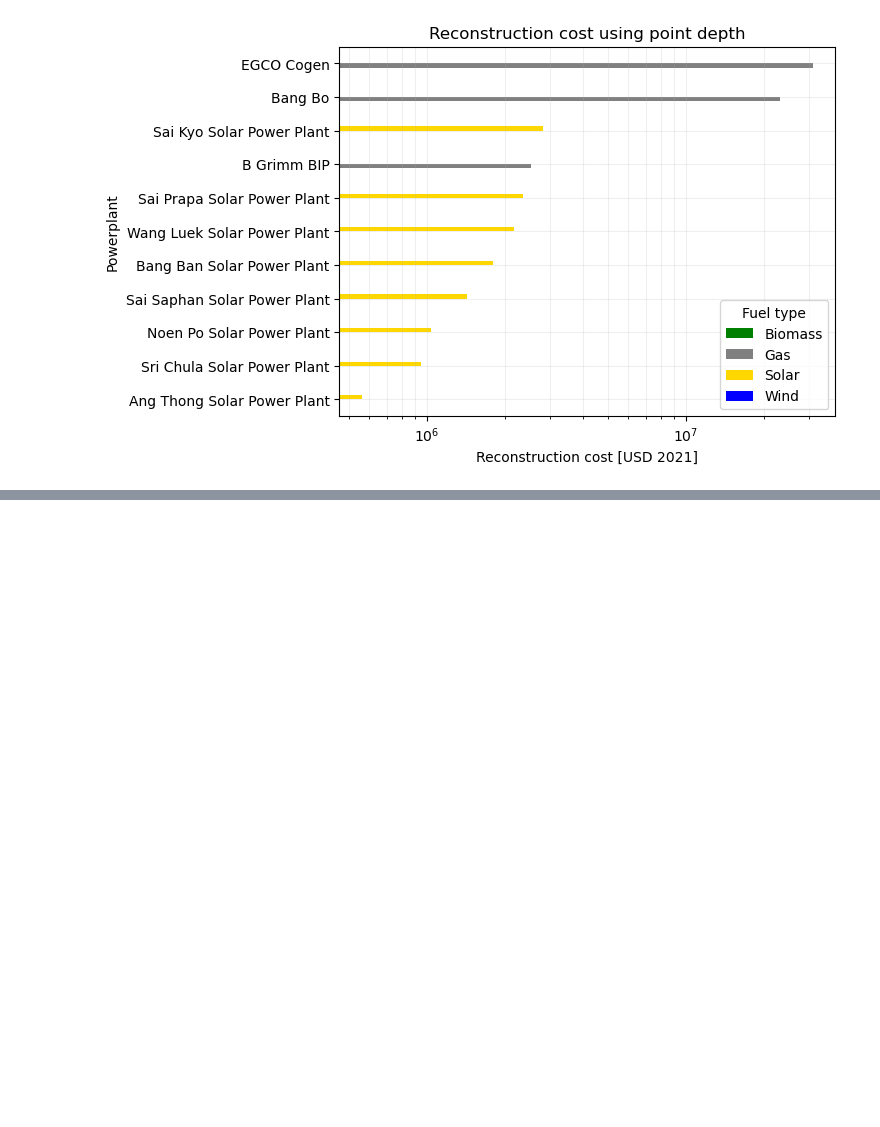
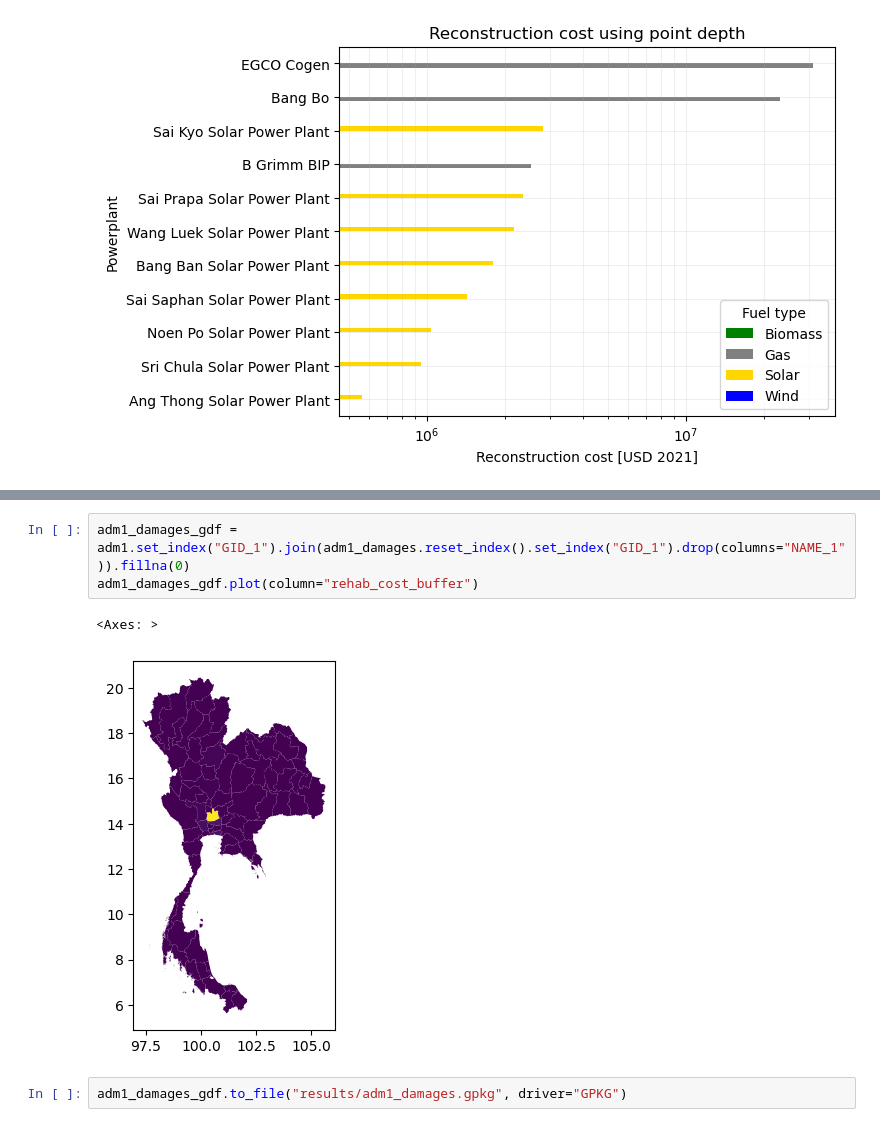
Before and after one commit to thomas-fred/thai_2011_flood_powerplants, a Jupyter notebook: thai_floods_powerplants_buffer.ipynb, the cells around one changed output, grey strips where cells are left out. Drawn from its saved outputs; the diff is of its cells as text; blank space fills up the shorter version.

```diff
--- a/thai_floods_powerplants_buffer.ipynb
+++ b/thai_floods_powerplants_buffer.ipynb
@@ -177,0 +203,8 @@ damages.to_file('data/powerplant_damages.gpkg', driver="GPKG")
+# %%
+adm1_damages_gdf = adm1.set_index("GID_1").join(adm1_damages.reset_index().set_index("GID_1").drop(columns="NAME_1")).fillna(0)
+adm1_damages_gdf.plot(column="rehab_cost_buffer")
+# %% [output]
+<Axes: >
+[figure, added]
+# %%
+adm1_damages_gdf.to_file("results/adm1_damages.gpkg", driver="GPKG")
```
Also changed, not shown: parts of 8 cells of this notebook.
